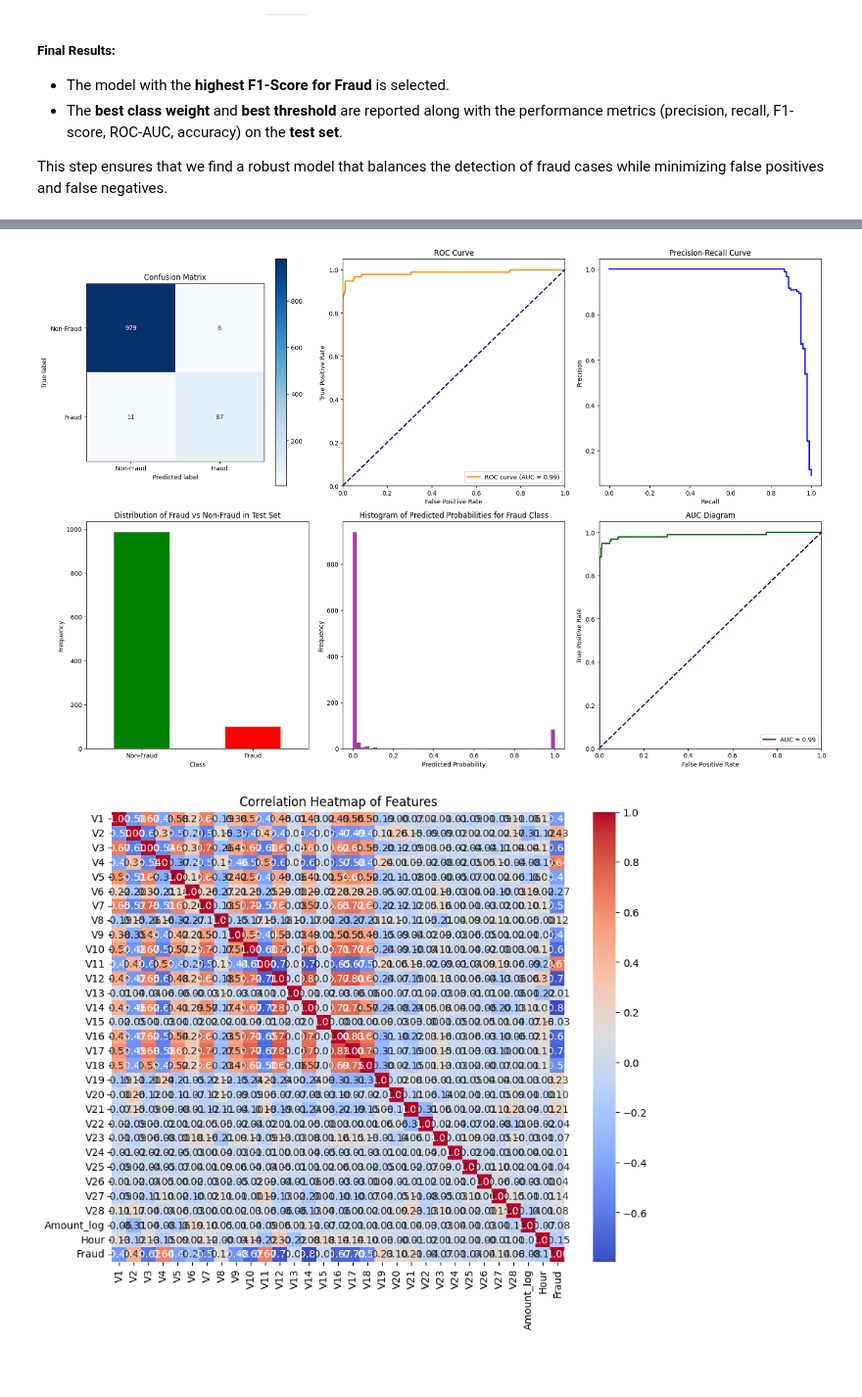
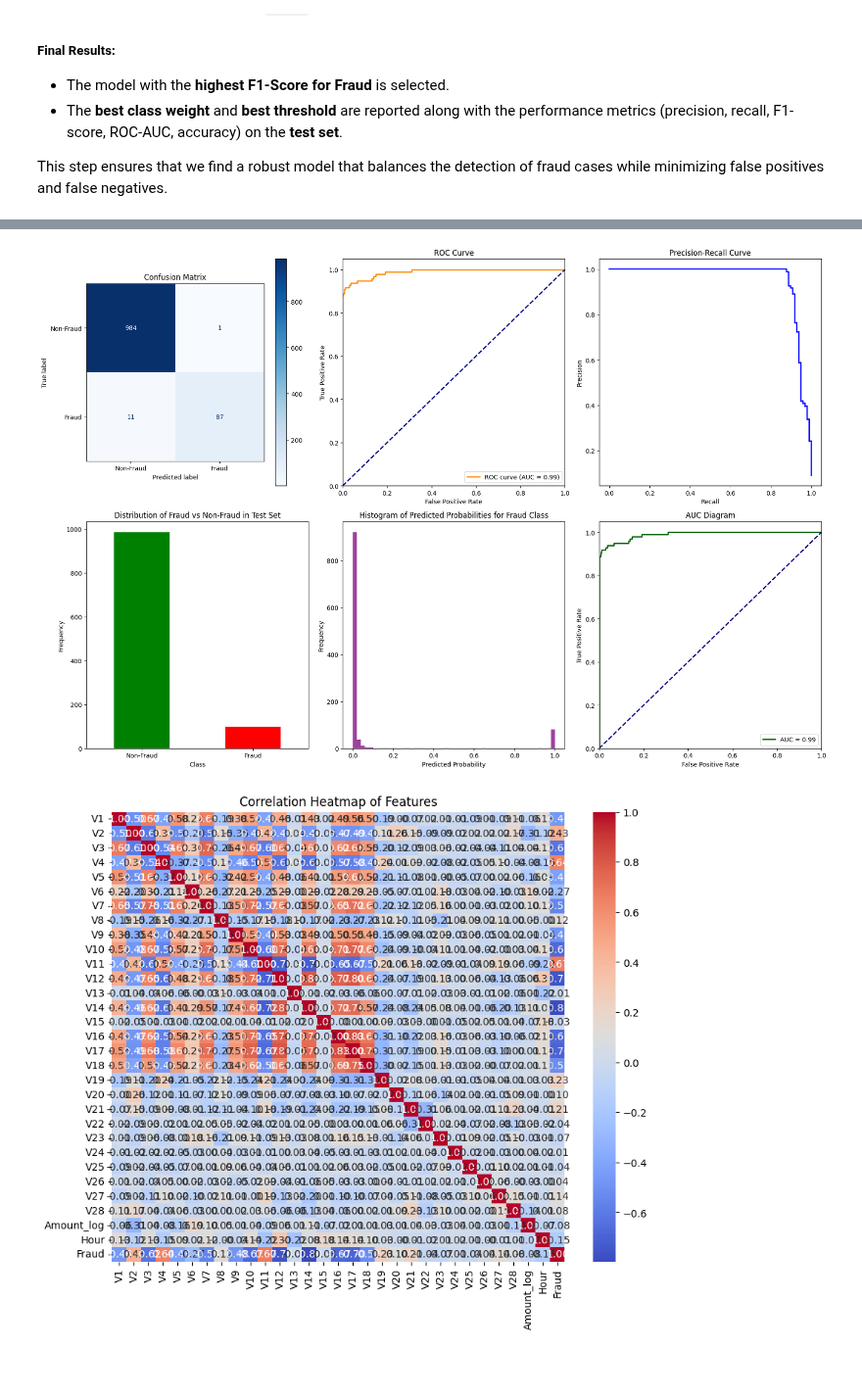
Before and after one commit to chunren/credit-card-fraud-detection-by-ml-xgboost, a Jupyter notebook: credit-card-fraud-detection-by-ml-xgbclassifiers.ipynb, the cells around one changed output, grey strips where cells are left out. Shown at 98% size. Drawn from its saved outputs; the diff is of its cells as text; code cells hidden in the pictures.

```diff
--- a/credit-card-fraud-detection-by-ml-xgbclassifiers.ipynb
+++ b/credit-card-fraud-detection-by-ml-xgbclassifiers.ipynb
@@ -514,6 +514,7 @@ from sklearn.metrics import classification_report, confusion_matrix, roc_auc_sco
 from sklearn.preprocessing import RobustScaler
 from sklearn.model_selection import StratifiedShuffleSplit
 from sklearn.metrics import ConfusionMatrixDisplay
+import xgboost as xgb
 
 # ---------------------------------------------------------------------------------------------
 # Step 0: Set affinity to limit CPU usage to avoid overheating ---------------------------
@@ -539,22 +540,15 @@ os.makedirs('plots', exist_ok=True)
 # Step 1.2: Parameter Setting
 non_fraud_to_fraud_sample_ratio = 10 # Downsampling the dataset to a 10:1 ratio (non-fraud : fraud)
 test_size = 0.2 # Set the test size to split the sample data for training and test
-k_folds = 4  # Set the number of folds for cross-validation
+k_folds = 5  # Set the number of folds for cross-validation
 split_ratio = 0.8  # 80% training, 20% testing for each fold for cross-validation
 
 # Lists of class weights and thresholds to iterate over
-thresholds_range = np.round(np.arange(0.45, 0.551, 0.01), 2) # 11 loops
-thresholds_range = np.round(np.arange(0.50, 0.501, 0.01), 2) # 1 loops
+thresholds_range = np.round(np.arange(0.495, 0.5051, 0.005), 3) # 3 loops
 thresholds_list = list(thresholds_range)
 
-class_weights_range = np.round(np.arange(1.1, 10.11, 0.01), 2) # 110 loops
+class_weights_range = np.round(np.arange(1.10, 2.511, 0.01), 3) # 151 loops
 class_weights_list = list( class_weights_range)  # test for 210 loops
-
-# class_weights_range1 = np.round(np.arange(1.1, 21.11, 0.1), 2) # 15 loops
-# class_weights_range2 = np.arange(50, 110, 10) # 7 loops
-# class_weights_range3 = np.arange(200, 510, 100) # 4 loops
-# class_weights_list = list(class_weights_range1) + list(class_weights_range2) + list(class_weights_range3)
-
 
 # ---------------------------------------------------------------------------------------------
 # Step 2: Load Data
@@ -585,7 +579,6 @@ X_train, X_test, y_train, y_test = train_test_split(X_balanced, y_balanced, test
 scaler = RobustScaler()
 X_train_scaled = scaler.fit_transform(X_train)
 X_test_scaled = scaler.transform(X_test)
-
 
 # ---------------------------------------------------------------------------------------------
 # Step 5: XGBClassifier model training, cross-validation, and best model selection
@@ -620,19 +613,46 @@ best_precision = 0
 best_recall = 0
 best_model = None
 
+# Create a custom evaluation function that accepts a threshold
+def make_f1_fraud_eval(threshold):
+    def f1_fraud_eval(preds, dtrain):
+        labels = dtrain.get_label()  # True labels
+        preds_binary = (preds >= threshold).astype(int)  # Apply the custom threshold
+
+        # Calculate F1 score for the fraud class (class 1)
+        f1_fraud = f1_score(labels, preds_binary, pos_label=1)
+
+        return 'f1_fraud', f1_fraud
+    return f1_fraud_eval
+
+
 # Grid search over class weights and thresholds with cross-validation
 for class_weight in class_weights_list:
+    # Define parameters for XGBoost
+    params = {
+        'objective': 'binary:logistic',
+        'scale_pos_weight': class_weight,
+        'random_state': 42,
+        'n_jobs': n_jobs,
+        'max_depth': 10,
+        'eval_metric': 'logloss'  # We can still track logloss alongside our custom metric
+    }
+
     for threshold in thresholds_list:
         fold_results = {
             'class_weight': class_weight,
             'threshold': threshold,
             'roc_auc': [],
-            'accuracy': [],
             'precision_fraud': [],
             'recall_fraud': [],
             'f1_fraud': [],
         }
 
+        # Use the closure to create an evaluation function with the custom threshold
+        custom_f1_eval = make_f1_fraud_eval(threshold)
+
+        avg_f1_fraud = 0
+        fold_last_model = None
         for train_index, val_index in cv.split(X_train_scaled, y_train_np):
             idx += 1
             pbar.set_description(f"Trying {idx}/{total_iterations}, class_weight={class_weight}, threshold={threshold}")
@@ -640,20 +660,24 @@ for class_weight in class_weights_list:
             X_train_fold, X_val_fold = X_train_scaled[train_index], X_train_scaled[val_index]
             y_train_fold, y_val_fold = y_train_np[train_index], y_train_np[val_index]
 
-            # Initialize XGBClassifier with class weights
-            clf = XGBClassifier(
-                scale_pos_weight=class_weight,  # Equivalent to class weight in XGBoost
-                random_state=42,
-                n_jobs=n_jobs,
-                max_depth=10,  # Set max_depth to avoid overfitting
-                n_estimators=300
+            # Convert the data to DMatrix format for native XGBoost API
+            dtrain = xgb.DMatrix(X_train_fold, label=y_train_fold)
+            dval = xgb.DMatrix(X_val_fold, label=y_val_fold)
+            eval_set = [(dtrain, 'train'), (dval, 'validation')]
+
+            # Train the model and monitor F1-score for fraud class with the custom threshold
+            clf = xgb.train(
+                params,
+                dtrain,
+                num_boost_round=300,  # Maximum number of boosting rounds
+                evals=eval_set,
+                custom_metric=custom_f1_eval,  # Custom evaluation metric
+                early_stopping_rounds=50,  # Early stopping
+                verbose_eval=False  # Print the evaluation metrics
             )
 
-            # Train the model on the training fold
-            clf.fit(X_train_fold, y_train_fold)
-
             # Predict probabilities on the validation fold
-            y_val_probs = clf.predict_proba(X_val_fold)[:, 1]
+            y_val_probs = clf.predict(dval)
 
             # Apply the threshold to classify
             y_val_pred = (y_val_probs >= threshold).astype(int)
@@ -671,6 +695,8 @@ for class_weight in class_weights_list:
             fold_results['recall_fraud'].append(recall_fraud)
             fold_results['f1_fraud'].append(f1_fraud)
 
+            fold_last_model = clf
+
             # Update progress bar
             pbar.update(1)
 
@@ -685,9 +711,13 @@ for class_weight in class_weights_list:
             best_f1_fraud = avg_f1_fraud
             best_precision = avg_precision_fraud
             best_recall = avg_recall_fraud
-            best_model = clf
+            best_model = fold_last_model
             best_weight_class = class_weight
             best_threshold = threshold
+
+        fold_results = None # to ensure fold_results is cleared
+
+    params = None # to ensure params is cleared
 
 # Close the progress bar
 pbar.close()
@@ -707,7 +737,7 @@ print(f"Overall training Duration: {int(overall_duration // 3600)} hours and {in
 print("\nEvaluating the best model on the test set...")
 
 # Predict probabilities on the original test set
-y_pred_probs = best_model.predict_proba(X_test)[:, 1]
+y_pred_probs = best_model.predict(xgb.DMatrix(X_test))
 
 # Apply the best threshold to classify
 y_pred_classes = (y_pred_probs >= best_threshold).astype("int32")
@@ -831,4 +861,4 @@ weighted avg       0.98      0.98      0.98      1083
-[figure, old version]
+[figure, new version]
 [figure]
 # %% [markdown]
 &nbsp;
```
Also changed, not shown: parts of 1 cell of this notebook.
